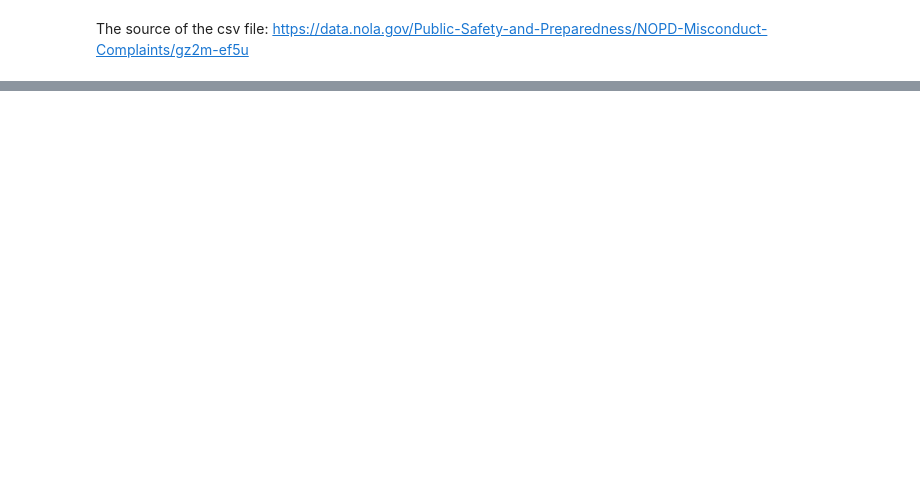
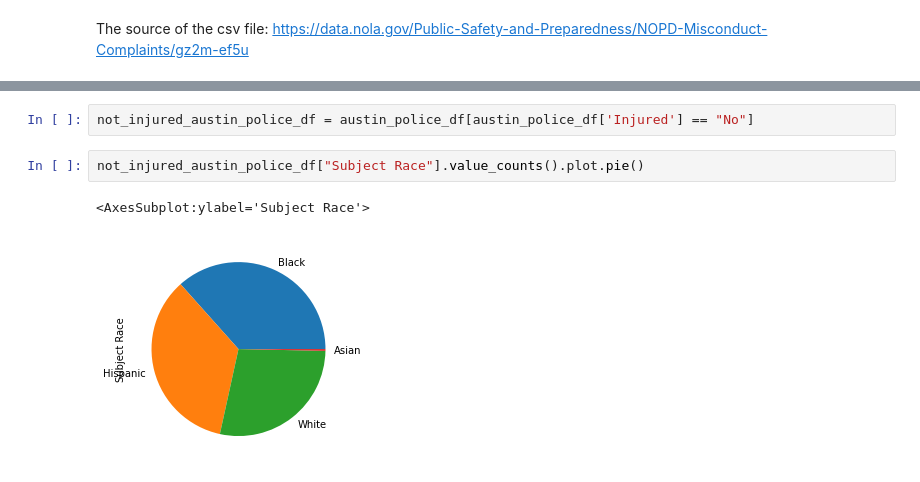
Before and after one commit to samuelkellum/FinalTutorial, a Jupyter notebook: _webpage/index.ipynb, the cells around one changed output, grey strips where cells are left out. Cells and saved outputs as stored; diff of their text form; blank space fills up the shorter version.

```diff
--- a/_webpage/index.ipynb
+++ b/_webpage/index.ipynb
@@ -128,0 +196,7 @@ use_of_force_df["Ethnicity"].value_counts().plot.pie()
+# %%
+not_injured_austin_police_df = austin_police_df[austin_police_df['Injured'] == "No"]
+# %%
+not_injured_austin_police_df["Subject Race"].value_counts().plot.pie()
+# %% [output]
+<AxesSubplot:ylabel='Subject Race'>
+[figure, added]
```
Also changed, not shown: parts of 27 cells of this notebook, 1 other file.
